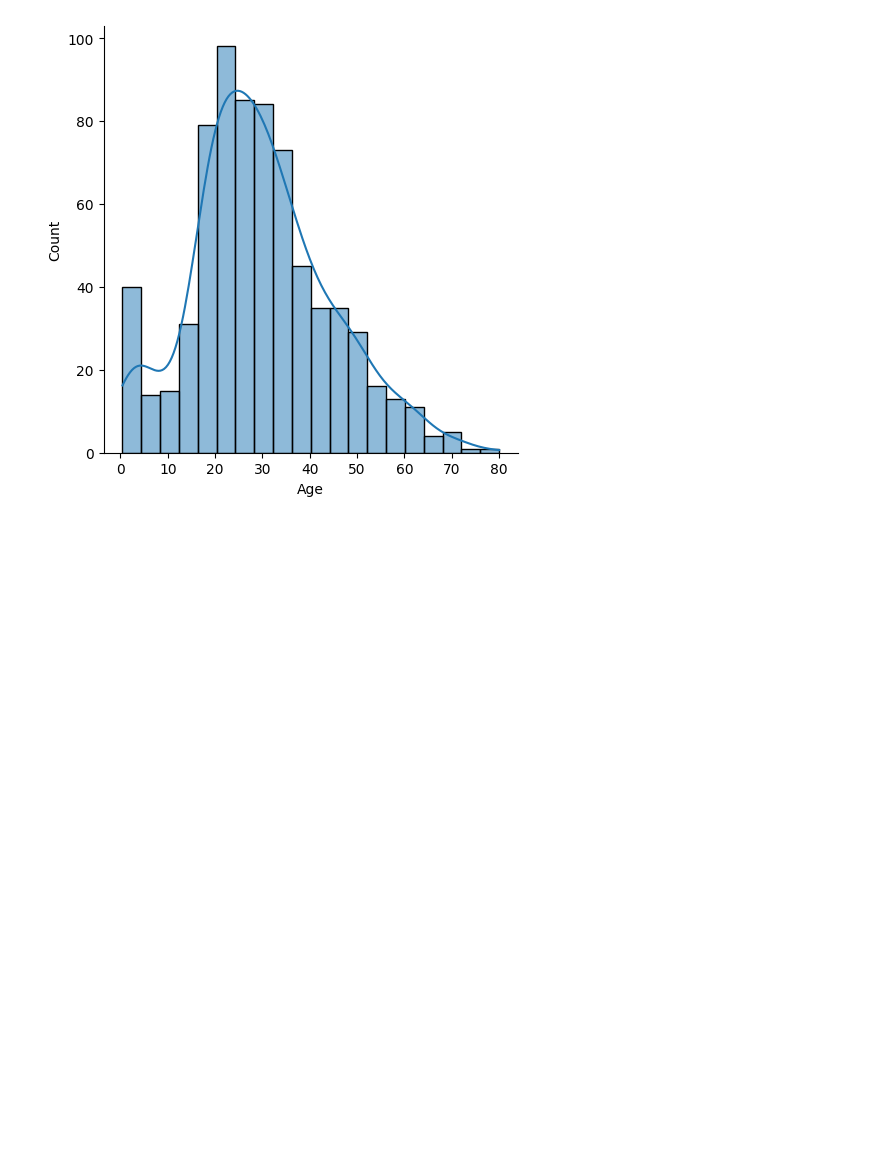
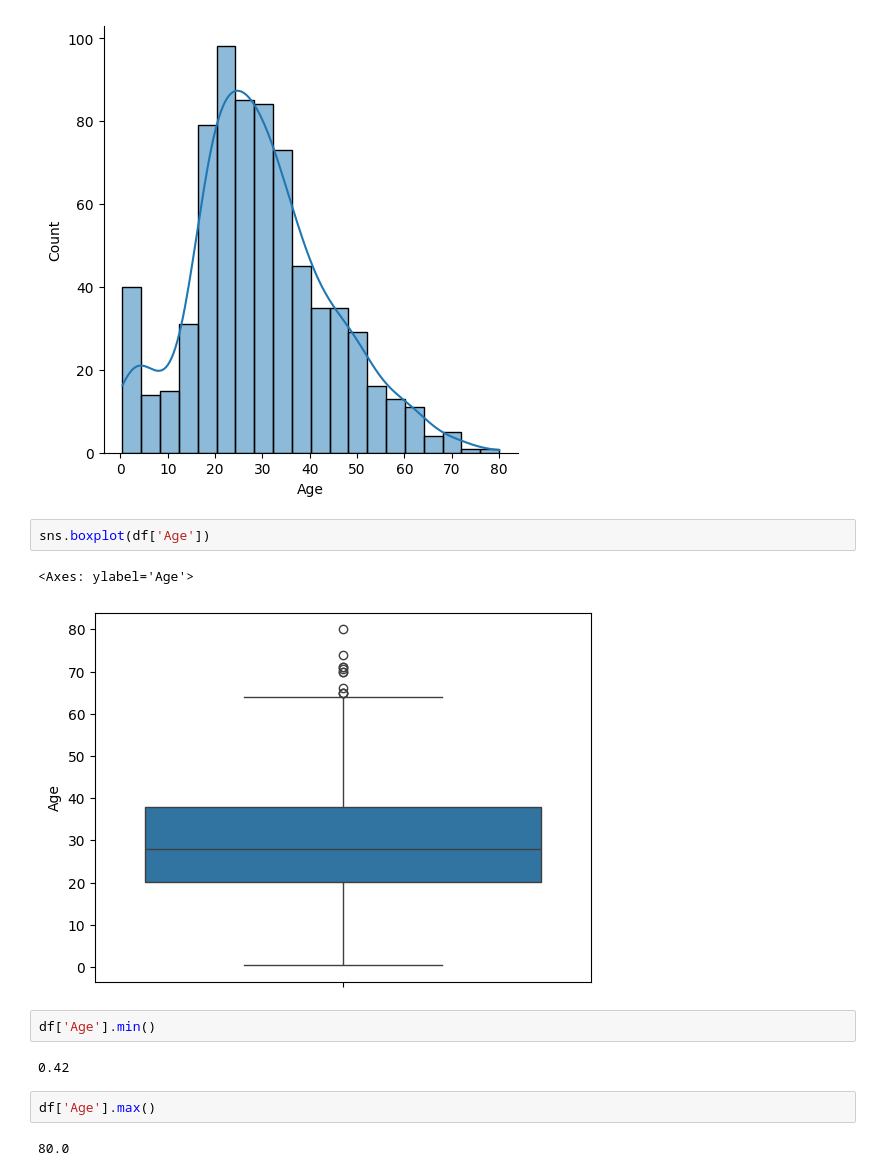
Before and after one commit to zain4cs/Data_Visualization, a Jupyter notebook: Beginner_Visualization.ipynb, the cells around one changed output. Drawn from its saved outputs; the diff is of its cells as text; blank space fills up the shorter version.

```diff
--- a/Beginner_Visualization.ipynb
+++ b/Beginner_Visualization.ipynb
@@ -92,3 +92,16 @@ sns.displot(df['Age'], kde=True, bins=20)
 # %% [output]
 <seaborn.axisgrid.FacetGrid at 0x...>
 [figure]
+# %%
+sns.boxplot(df['Age'])
+# %% [output]
+<Axes: ylabel='Age'>
+[figure, added]
+# %%
+df['Age'].min()
+# %% [output]
+0.42
+# %%
+df['Age'].max()
+# %% [output]
+80.0
```
Also changed, not shown: parts of 1 cell of this notebook.
